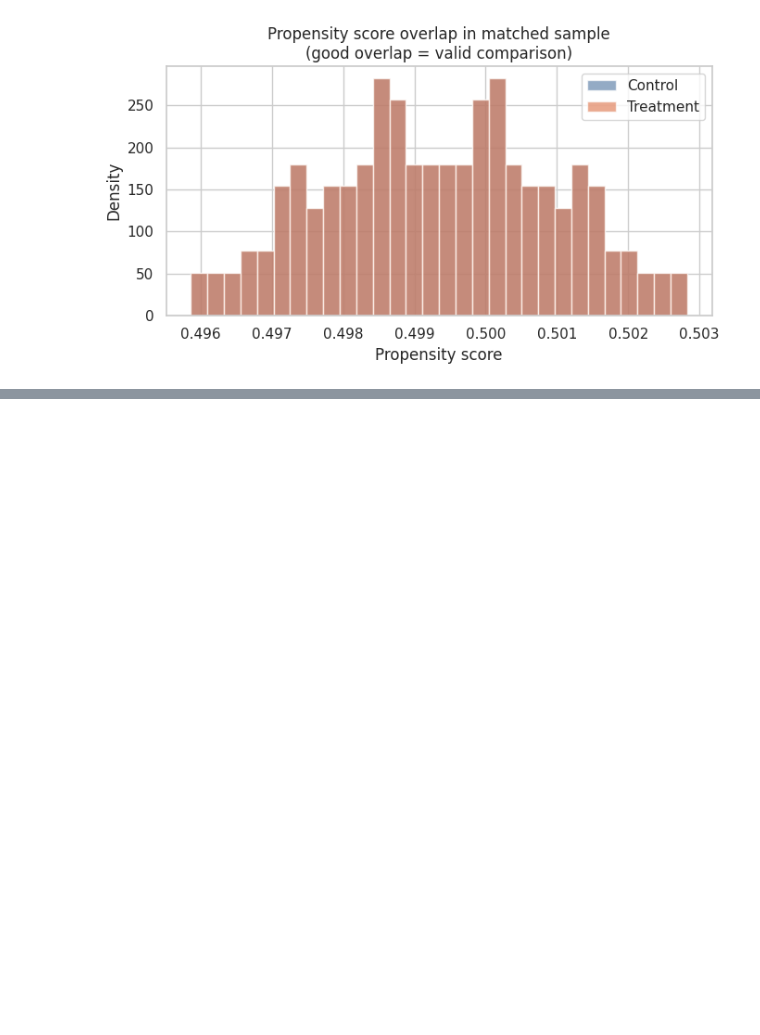
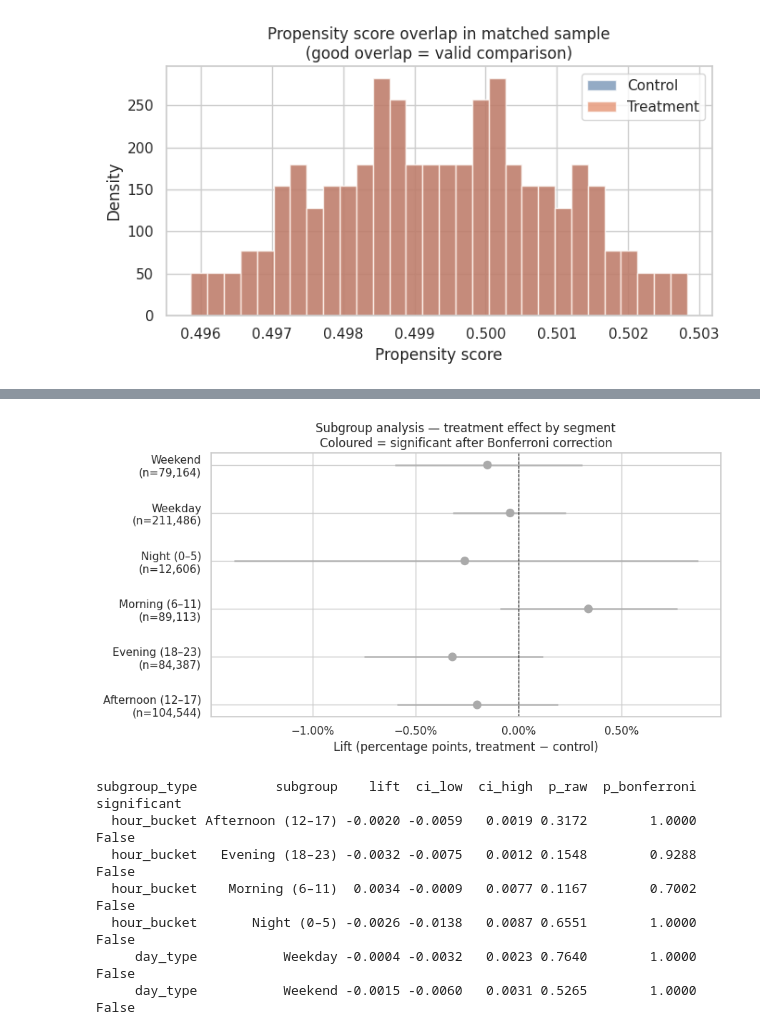
Before and after one commit to danielbandy1/causal-ab-test, a Jupyter notebook: notebooks/ab_analysis.ipynb, the cells around one changed output, grey strips where cells are left out. Saved outputs shown, nothing was run; the diff lists cells and outputs as text; code cells hidden in the pictures; blank space fills up the shorter version.

```diff
--- a/notebooks/ab_analysis.ipynb
+++ b/notebooks/ab_analysis.ipynb
@@ -340,0 +455,37 @@ plt.show()
+# %%
+sg = subgroup_analysis(df)
+
+# Forest plot
+fig, ax = plt.subplots(figsize=(9, 5))
+
+y_positions = range(len(sg))
+colors = ["#e07b54" if s else "#aaaaaa" for s in sg["significant"]]
+
+ax.scatter(sg["lift"] * 100, y_positions, color=colors, zorder=3, s=60)
+for i, (_, row) in enumerate(sg.iterrows()):
+    ax.hlines(i, row["ci_low"] * 100, row["ci_high"] * 100,
+              color=colors[i], lw=2, alpha=0.7)
+
+ax.axvline(0, color="black", lw=0.8, linestyle="--")
+ax.set_yticks(list(y_positions))
+ax.set_yticklabels([
+    f"{row['subgroup']}\n(n={row['n_control']+row['n_treatment']:,})"
+    for _, row in sg.iterrows()
+])
+ax.set_xlabel("Lift (percentage points, treatment − control)")
+ax.set_title("Subgroup analysis — treatment effect by segment\nColoured = significant after Bonferroni correction")
+ax.xaxis.set_major_formatter(mtick.PercentFormatter())
+plt.tight_layout()
+plt.show()
+
+print(sg[["subgroup_type", "subgroup", "lift", "ci_low", "ci_high",
+          "p_raw", "p_bonferroni", "significant"]].to_string(index=False))
+# %% [output]
+[figure, added]
+subgroup_type          subgroup    lift  ci_low  ci_high  p_raw  p_bonferroni  significant
+  hour_bucket Afternoon (12–17) -0.0020 -0.0059   0.0019 0.3172        1.0000        False
+  hour_bucket   Evening (18–23) -0.0032 -0.0075   0.0012 0.1548        0.9288        False
+  hour_bucket    Morning (6–11)  0.0034 -0.0009   0.0077 0.1167        0.7002        False
+  hour_bucket       Night (0–5) -0.0026 -0.0138   0.0087 0.6551        1.0000        False
+     day_type           Weekday -0.0004 -0.0032   0.0023 0.7640        1.0000        False
+     day_type           Weekend -0.0015 -0.0060   0.0031 0.5265        1.0000        False
```
Also changed, not shown: parts of 11 cells of this notebook, 8 other files.
